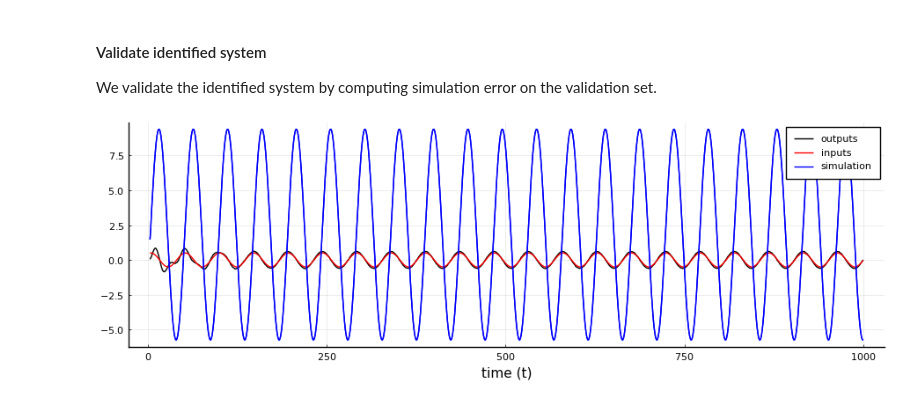
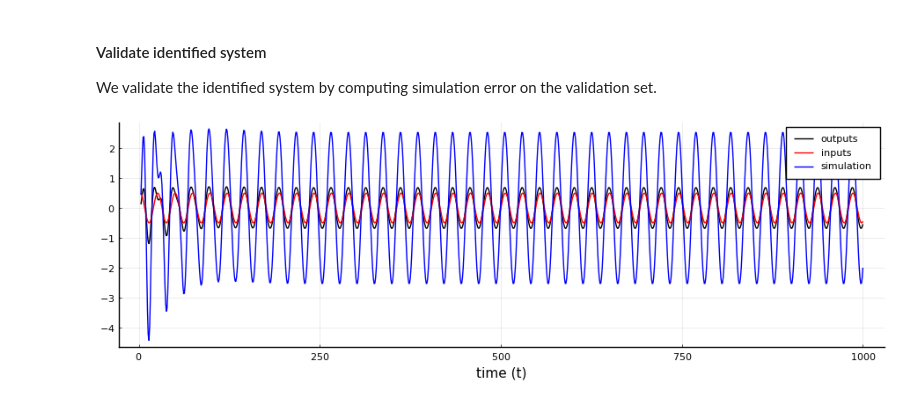
Before and after one commit to wmkouw/actinf-oscillator, a Jupyter notebook: demo_EFE-LARX-oscillator.ipynb, the cells around one changed output. Drawn from its saved outputs; the diff is of its cells as text; code cells hidden in the pictures.

```diff
--- a/demo_EFE-LARX-oscillator.ipynb
+++ b/demo_EFE-LARX-oscillator.ipynb
@@ -335,8 +332,8 @@ We validate the identified system by computing simulation error on the validatio
 T_val = 1000
 
 # Input signal
+inputs_val = sin.(range(1, stop=T_val)*π/12 .+ 1.)./2;
 # inputs_val = [mean(sin.(t./ (0.1:.1:6 .*π))) for t in 1:T_val];
-inputs_val = sin.(pi*range(1,stop=T_val) / 24 .+ 1.) ./ 2;
 # %%
 # Prediction graph
 graph = FactorGraph()
@@ -387,13 +384,15 @@ preds = (zeros(T_val,), zeros(T_val,))
 
 end
 # %%
+zoom = 3:T_val
+
 # Plot predictions
-p23 = plot(3:T_val, outputs_val[3:T_val], label="outputs", xlabel="time (t)", color="black", size=(900,300))
-plot!(3:T_val, inputs_val[3:T_val], label="inputs", color="red")
-plot!(3:T_val, preds[1][3:T_val], label="simulation", color="blue")
-plot!(3:T_val, preds[1][3:T_val], ribbon=[sqrt.(inv.(preds[2][3:T_val])), sqrt.(inv.(preds[2][3:T_val]))], label="", color="blue")
+p23 = plot(zoom, outputs_val[zoom], label="outputs", xlabel="time (t)", color="black", size=(900,300))
+plot!(zoom, inputs_val[zoom], label="inputs", color="red")
+plot!(zoom, preds[1][zoom], label="simulation", color="blue")
+# plot!(zoom, preds[1][zoom], ribbon=[sqrt.(inv.(preds[2][zoom])), sqrt.(inv.(preds[2][zoom]))], label="", color="blue")
 # %% [output]
-[figure, old version]
+[figure, new version]
 # %%
 Plots.savefig(p23, "figures/simulations.png")
 # %%
```
Also changed, not shown: parts of 25 cells of this notebook, 4 other files.
